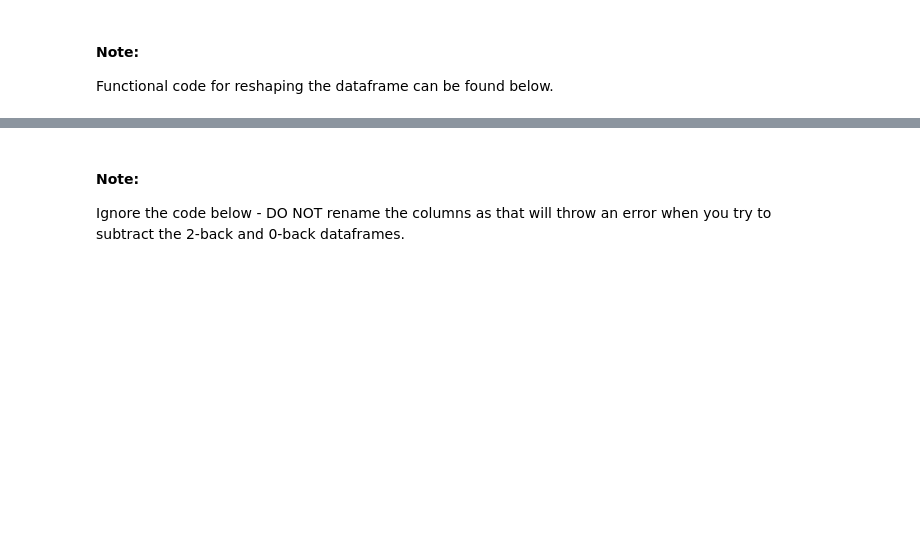
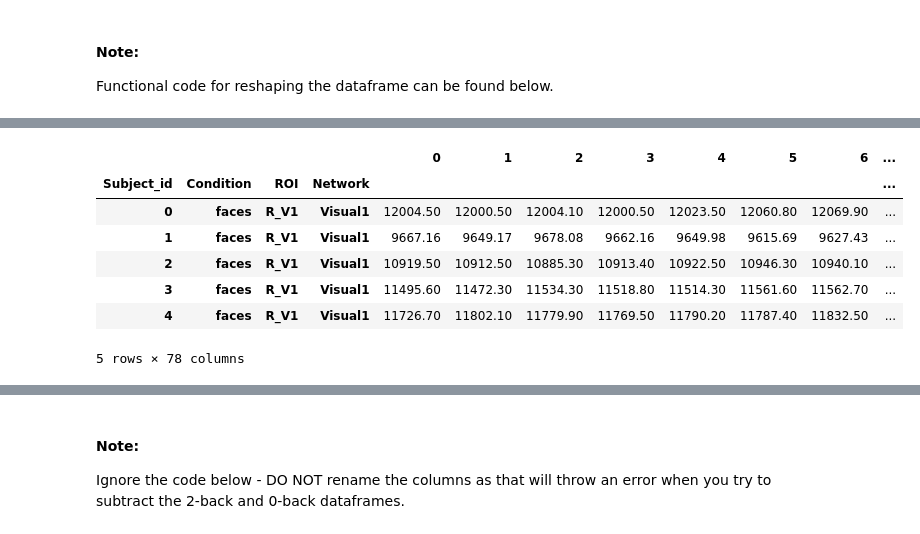
Before and after one commit to pinakm9/NMA, a Jupyter notebook: garbage/fMRI analysis - NMA.ipynb, the cells around one changed output, grey strips where cells are left out. Cells and saved outputs as stored; diff of their text form; code cells hidden in the pictures; blank space fills up the shorter version.

```diff
--- a/garbage/fMRI analysis - NMA.ipynb
+++ b/garbage/fMRI analysis - NMA.ipynb
@@ -357,0 +389,12 @@ print(X_2back_full.head())
+# %%
+# Sanity check
+X_2back_full.head()
+# %% [output]
+|  |  |  |  | 0 | 1 | 2 | 3 | 4 | 5 | 6 | ... |
+| Subject_id | Condition | ROI | Network |  |  |  |  |  |  |  | ... |
+| 0 | faces | R_V1 | Visual1 | 12004.50 | 12000.50 | 12004.10 | 12000.50 | 12023.50 | 12060.80 | 12069.90 | ... |
+| 1 | faces | R_V1 | Visual1 | 9667.16 | 9649.17 | 9678.08 | 9662.16 | 9649.98 | 9615.69 | 9627.43 | ... |
+| 2 | faces | R_V1 | Visual1 | 10919.50 | 10912.50 | 10885.30 | 10913.40 | 10922.50 | 10946.30 | 10940.10 | ... |
+| 3 | faces | R_V1 | Visual1 | 11495.60 | 11472.30 | 11534.30 | 11518.80 | 11514.30 | 11561.60 | 11562.70 | ... |
+| 4 | faces | R_V1 | Visual1 | 11726.70 | 11802.10 | 11779.90 | 11769.50 | 11790.20 | 11787.40 | 11832.50 | ... |
+5 rows × 78 columns
```
Also changed, not shown: parts of 59 cells of this notebook.
